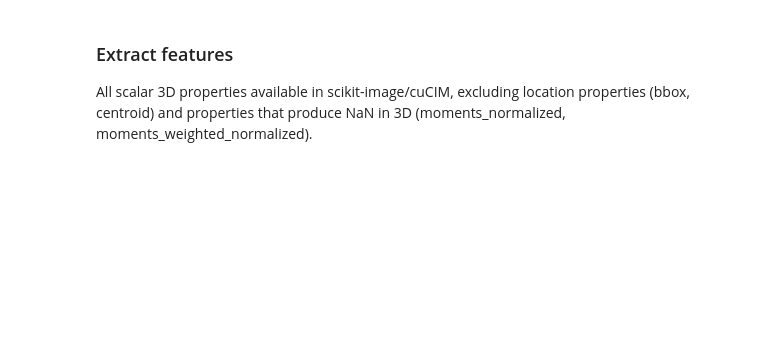
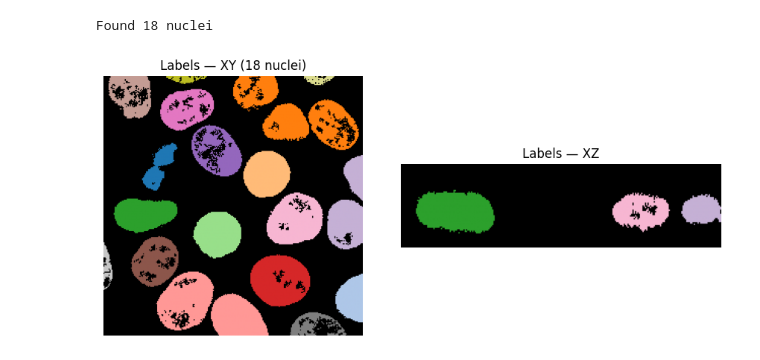
Before and after one commit to alxndrkalinin/cubic, a Jupyter notebook: examples/notebooks/feature_extraction_3d.ipynb, the cells around one changed output. Cells and saved outputs as stored; diff of their text form; code cells hidden in the pictures; blank space fills up the shorter version.

```diff
--- a/examples/notebooks/feature_extraction_3d.ipynb
+++ b/examples/notebooks/feature_extraction_3d.ipynb
@@ -34,11 +70,8 @@ thresh = filters.threshold_otsu(nuclei)
 binary = morphology.remove_small_holes(nuclei > thresh, area_threshold=500)
 labels = label(binary)
 labels = morphology.remove_small_objects(labels, min_size=1000)
-labels = label(labels)  # relabel sequentially
-print(f"Found {int(labels.max())} nuclei")
+labels = label(labels).astype(np.int32)  # relabel sequentially
+n_objects = int(labels.max())
+print(f"Found {n_objects} nuclei")
+# %% [output]
+Found 18 nuclei
-# %% [markdown]
-### Extract features
-
-All scalar 3D properties available in scikit-image/cuCIM, excluding
-location properties (bbox, centroid) and properties that produce NaN
-in 3D (moments_normalized, moments_weighted_normalized).
@@ -83,0 +78,23 @@ print(f"{n_objects} objects, {n_features} features in {elapsed:.3f}s ({DEVICE})"
+# %%
+def label_overlay(label_slice):
+    """RGB overlay of a label slice: distinct color per label, black background."""
+    cmap = plt.get_cmap("tab20")
+    lbl = asnumpy(label_slice)
+    rgb = np.zeros(lbl.shape + (3,))
+    for v in np.unique(lbl):
+        if v:
+            rgb[lbl == v] = cmap(((v - 1) % 20 + 0.5) / 20)[:3]
+    return rgb
+
+
+fig, axes = plt.subplots(1, 2, figsize=(9, 4))
+axes[0].imshow(label_overlay(labels[z_mid]))
+axes[0].set_title(f"Labels — XY ({n_objects} nuclei)")
+axes[1].imshow(label_overlay(labels[:, y_mid, :]), aspect=XZ_ASPECT)
+axes[1].set_title("Labels — XZ")
+for ax in axes:
+    ax.axis("off")
+plt.tight_layout()
+plt.show()
+# %% [output]
+[figure, added]
```
Also changed, not shown: parts of 18 cells of this notebook, 2 other files.
